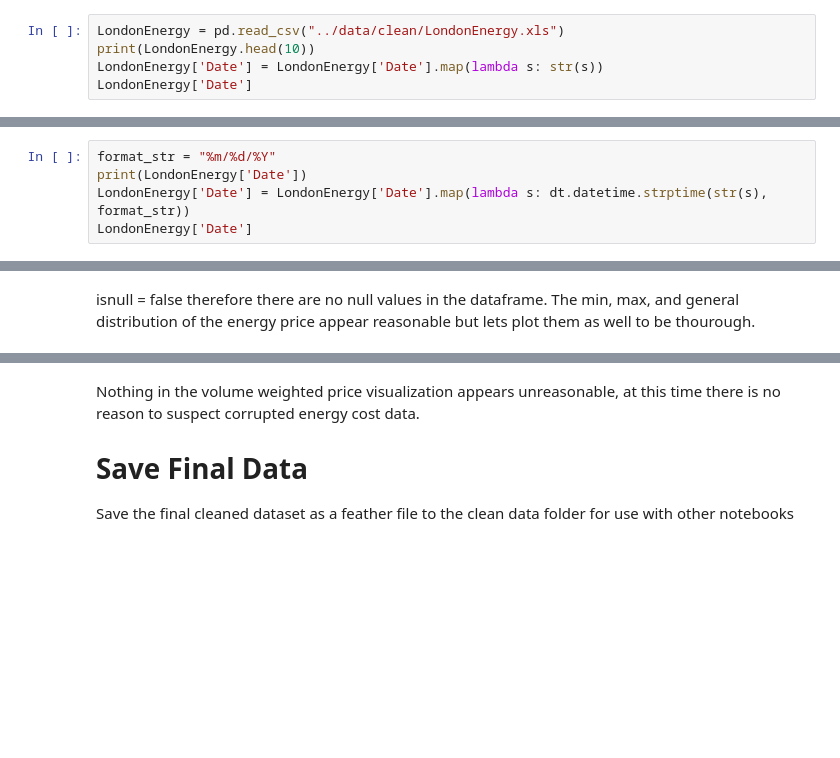
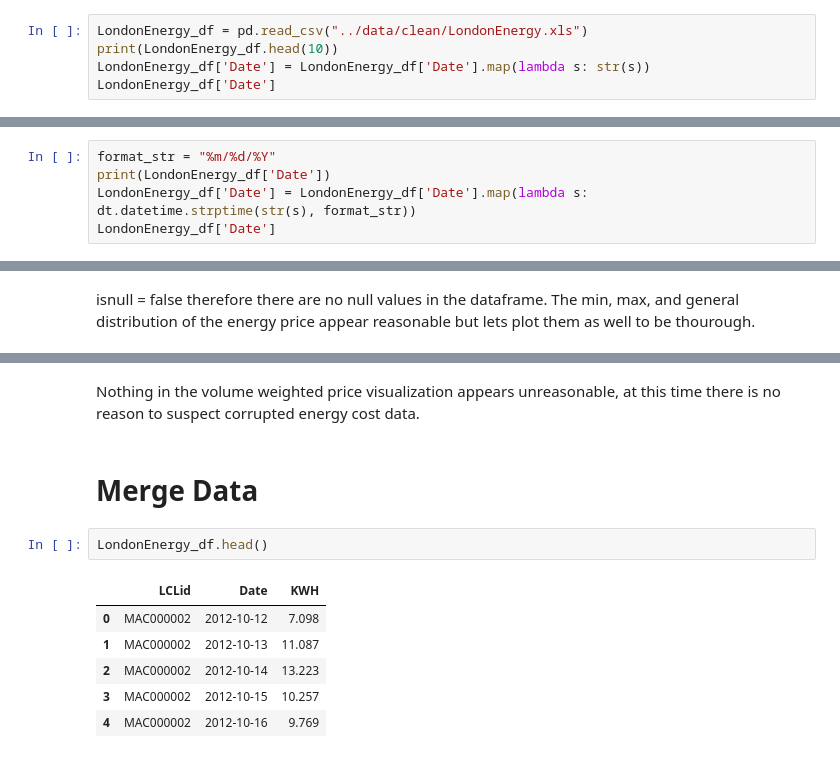
Before and after one commit to danny-ven/csc5610_london_energy, a Jupyter notebook: jupyter_notebooks/LondonData.ipynb, the cells around one changed output, grey strips where cells are left out. Drawn from its saved outputs; the diff is of its cells as text; blank space fills up the shorter version.

```diff
--- a/jupyter_notebooks/LondonData.ipynb
+++ b/jupyter_notebooks/LondonData.ipynb
@@ -21,10 +21,10 @@ import pyarrow
 
 The main dataset for this project is the London Energy Usage Dataset. With this data we will try to predict tomorrows energy usage.
 # %%
-LondonEnergy = pd.read_csv("../data/clean/LondonEnergy.xls")
-print(LondonEnergy.head(10))
-LondonEnergy['Date'] = LondonEnergy['Date'].map(lambda s: str(s))
-LondonEnergy['Date']
+LondonEnergy_df = pd.read_csv("../data/clean/LondonEnergy.xls")
+print(LondonEnergy_df.head(10))
+LondonEnergy_df['Date'] = LondonEnergy_df['Date'].map(lambda s: str(s))
+LondonEnergy_df['Date']
 # %% [output]
        LCLid        Date     KWH
 0  MAC000002  10/12/2012   7.098
@@ -53,9 +53,9 @@ Name: Date, Length: 1048575, dtype: object
 To prepare the energy usage data set for joining lets convert the data column to the datetime data type.
 # %%
 format_str = "%m/%d/%Y"
-print(LondonEnergy['Date'])
-LondonEnergy['Date'] = LondonEnergy['Date'].map(lambda s: dt.datetime.strptime(str(s), format_str))
-LondonEnergy['Date']
+print(LondonEnergy_df['Date'])
+LondonEnergy_df['Date'] = LondonEnergy_df['Date'].map(lambda s: dt.datetime.strptime(str(s), format_str))
+LondonEnergy_df['Date']
 # %% [output]
 0          10/12/2012
 1          10/13/2012
@@ -423,5 +439,14 @@ sns.histplot(data = Ecost, x="volume weighted price").set(title='volume weighted
 [figure]
 # %% [markdown]
 Nothing in the volume weighted price visualization appears unreasonable, at this time there is no reason to suspect corrupted energy cost data.
-# Save Final Data
-Save the final cleaned dataset as a feather file to the clean data folder for use with other notebooks
+# %% [markdown]
+# Merge Data
+# %%
+LondonEnergy_df.head()
+# %% [output]
+|  | LCLid | Date | KWH |
+| 0 | MAC000002 | 2012-10-12 | 7.098 |
+| 1 | MAC000002 | 2012-10-13 | 11.087 |
+| 2 | MAC000002 | 2012-10-14 | 13.223 |
+| 3 | MAC000002 | 2012-10-15 | 10.257 |
+| 4 | MAC000002 | 2012-10-16 | 9.769 |
```
Also changed, not shown: parts of 22 cells of this notebook, 2 other files.
